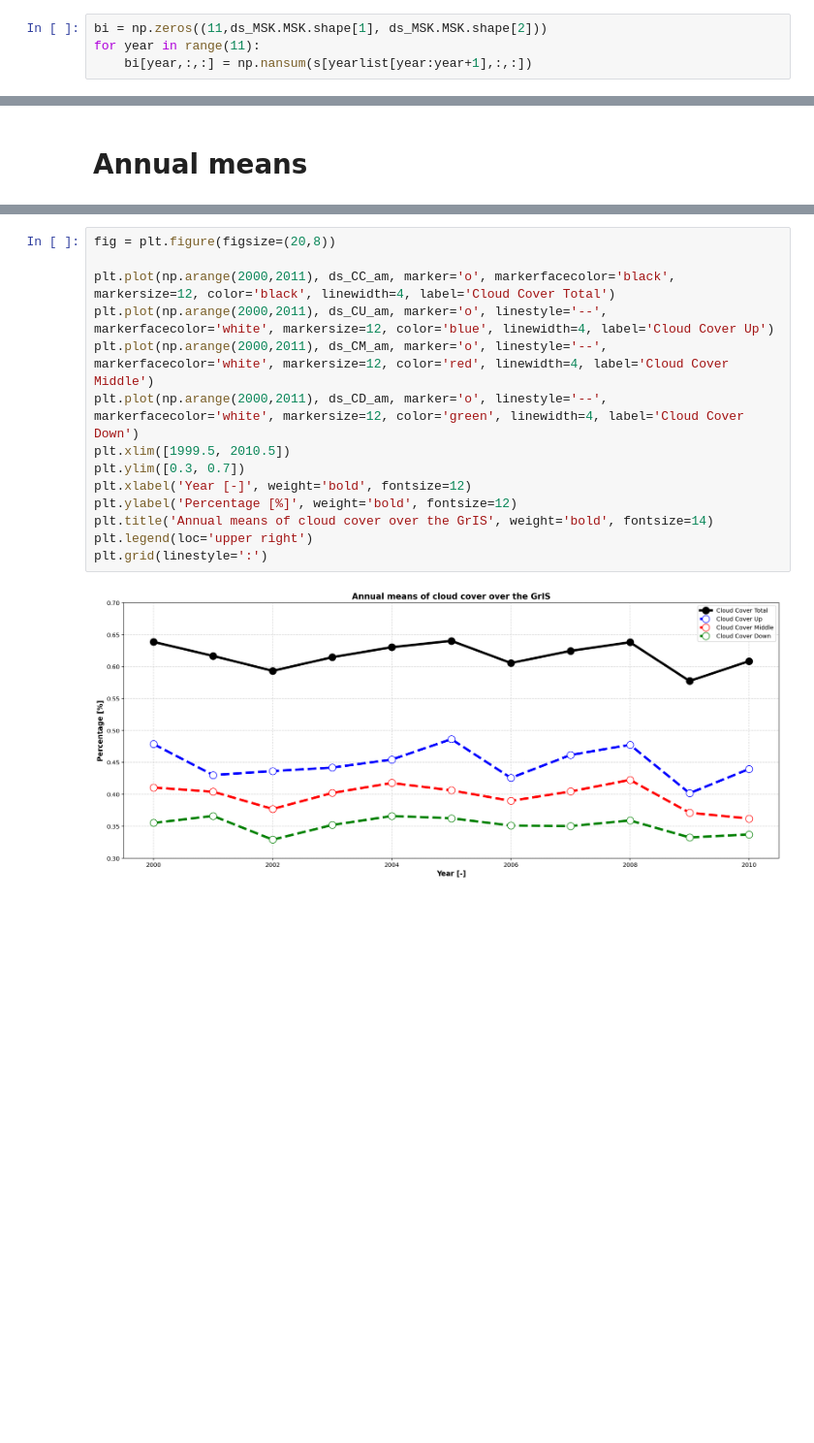
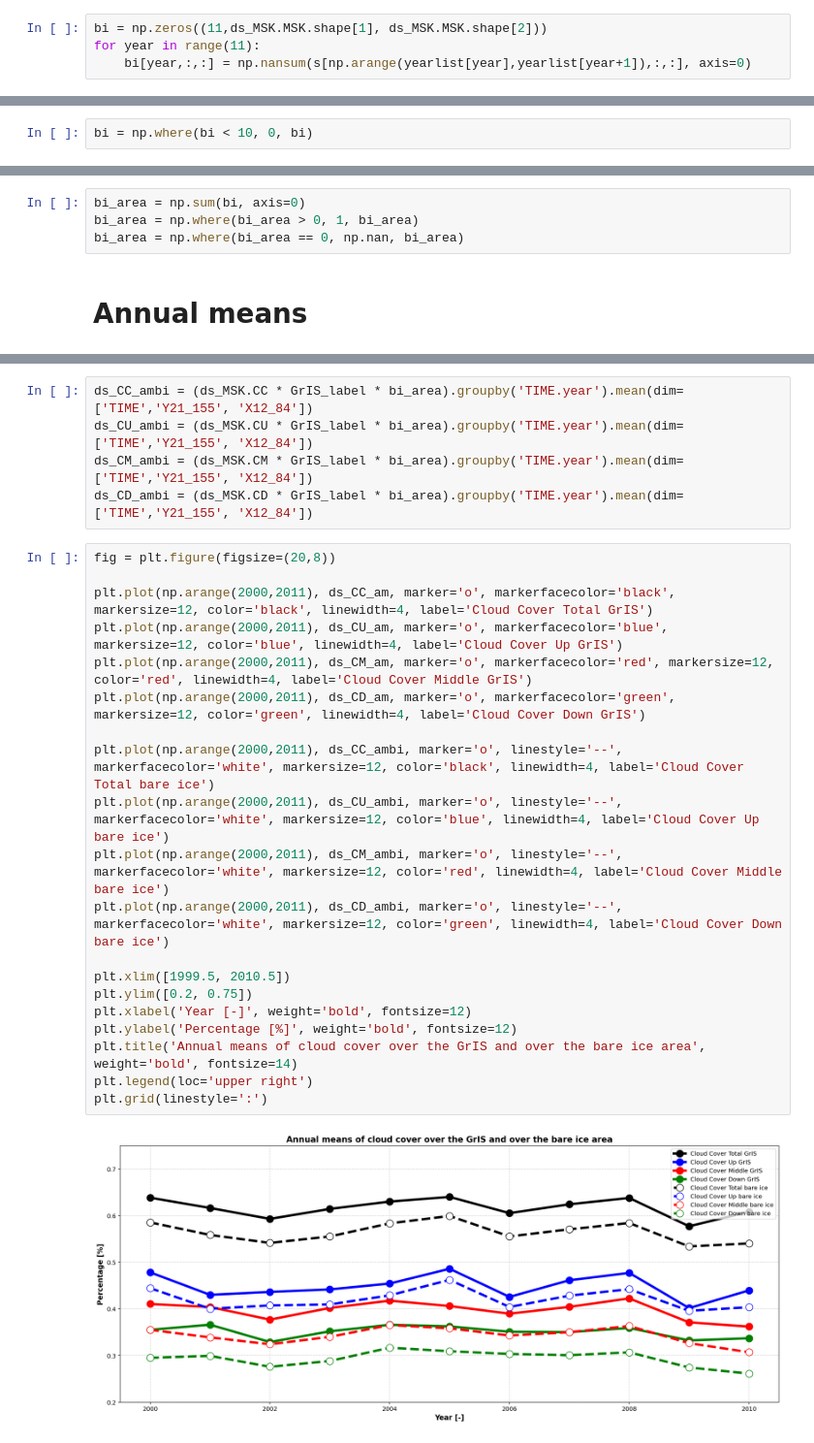
Before and after one commit to raf-antwerpen/rces-final-project, a Jupyter notebook: final_project.ipynb, the cells around one changed output, grey strips where cells are left out. Shown at 97% size. Drawn from its saved outputs; the diff is of its cells as text; blank space fills up the shorter version.

```diff
--- a/final_project.ipynb
+++ b/final_project.ipynb
@@ -229,4 +164,4 @@ yearlist = np.array([0,366,731,1096,1461,1827,2192,2557,2922,3288,3653,4018])
 # %%
 bi = np.zeros((11,ds_MSK.MSK.shape[1], ds_MSK.MSK.shape[2]))
 for year in range(11):
-    bi[year,:,:] = np.nansum(s[yearlist[year:year+1],:,:])
+    bi[year,:,:] = np.nansum(s[np.arange(yearlist[year],yearlist[year+1]),:,:], axis=0)
@@ -250,0 +170,2 @@ Attributes:
+# %%
+bi = np.where(bi < 10, 0, bi)
@@ -251,3 +198,7 @@ Attributes:
+# %%
+bi_area = np.sum(bi, axis=0)
+bi_area = np.where(bi_area > 0, 1, bi_area)
+bi_area = np.where(bi_area == 0, np.nan, bi_area)
 # %% [markdown]
 # Annual means
 # %%
@@ -260,16 +209,27 @@ ds_CD_am = (ds_MSK.CD * GrIS_label).groupby('TIME.year').mean(dim=['TIME','Y21_1
+# %%
+ds_CC_ambi = (ds_MSK.CC * GrIS_label * bi_area).groupby('TIME.year').mean(dim=['TIME','Y21_155', 'X12_84'])
+ds_CU_ambi = (ds_MSK.CU * GrIS_label * bi_area).groupby('TIME.year').mean(dim=['TIME','Y21_155', 'X12_84'])
+ds_CM_ambi = (ds_MSK.CM * GrIS_label * bi_area).groupby('TIME.year').mean(dim=['TIME','Y21_155', 'X12_84'])
+ds_CD_ambi = (ds_MSK.CD * GrIS_label * bi_area).groupby('TIME.year').mean(dim=['TIME','Y21_155', 'X12_84'])
 # %%
 fig = plt.figure(figsize=(20,8))
 
-plt.plot(np.arange(2000,2011), ds_CC_am, marker='o', markerfacecolor='black', markersize=12, color='black', linewidth=4, label='Cloud Cover Total')
-plt.plot(np.arange(2000,2011), ds_CU_am, marker='o', linestyle='--', markerfacecolor='white', markersize=12, color='blue', linewidth=4, label='Cloud Cover Up')
-plt.plot(np.arange(2000,2011), ds_CM_am, marker='o', linestyle='--', markerfacecolor='white', markersize=12, color='red', linewidth=4, label='Cloud Cover Middle')
-plt.plot(np.arange(2000,2011), ds_CD_am, marker='o', linestyle='--', markerfacecolor='white', markersize=12, color='green', linewidth=4, label='Cloud Cover Down')
+plt.plot(np.arange(2000,2011), ds_CC_am, marker='o', markerfacecolor='black', markersize=12, color='black', linewidth=4, label='Cloud Cover Total GrIS')
+plt.plot(np.arange(2000,2011), ds_CU_am, marker='o', markerfacecolor='blue', markersize=12, color='blue', linewidth=4, label='Cloud Cover Up GrIS')
+plt.plot(np.arange(2000,2011), ds_CM_am, marker='o', markerfacecolor='red', markersize=12, color='red', linewidth=4, label='Cloud Cover Middle GrIS')
+plt.plot(np.arange(2000,2011), ds_CD_am, marker='o', markerfacecolor='green', markersize=12, color='green', linewidth=4, label='Cloud Cover Down GrIS')
+
+plt.plot(np.arange(2000,2011), ds_CC_ambi, marker='o', linestyle='--', markerfacecolor='white', markersize=12, color='black', linewidth=4, label='Cloud Cover Total bare ice')
+plt.plot(np.arange(2000,2011), ds_CU_ambi, marker='o', linestyle='--', markerfacecolor='white', markersize=12, color='blue', linewidth=4, label='Cloud Cover Up bare ice')
+plt.plot(np.arange(2000,2011), ds_CM_ambi, marker='o', linestyle='--', markerfacecolor='white', markersize=12, color='red', linewidth=4, label='Cloud Cover Middle bare ice')
+plt.plot(np.arange(2000,2011), ds_CD_ambi, marker='o', linestyle='--', markerfacecolor='white', markersize=12, color='green', linewidth=4, label='Cloud Cover Down bare ice')
+
 plt.xlim([1999.5, 2010.5])
-plt.ylim([0.3, 0.7])
+plt.ylim([0.2, 0.75])
 plt.xlabel('Year [-]', weight='bold', fontsize=12)
 plt.ylabel('Percentage [%]', weight='bold', fontsize=12)
-plt.title('Annual means of cloud cover over the GrIS', weight='bold', fontsize=14)
+plt.title('Annual means of cloud cover over the GrIS and over the bare ice area', weight='bold', fontsize=14)
 plt.legend(loc='upper right')
 plt.grid(linestyle=':')
 # %% [output]
-[figure, old version]
+[figure, new version]
```
Also changed, not shown: parts of 44 cells of this notebook, 2 other files.
